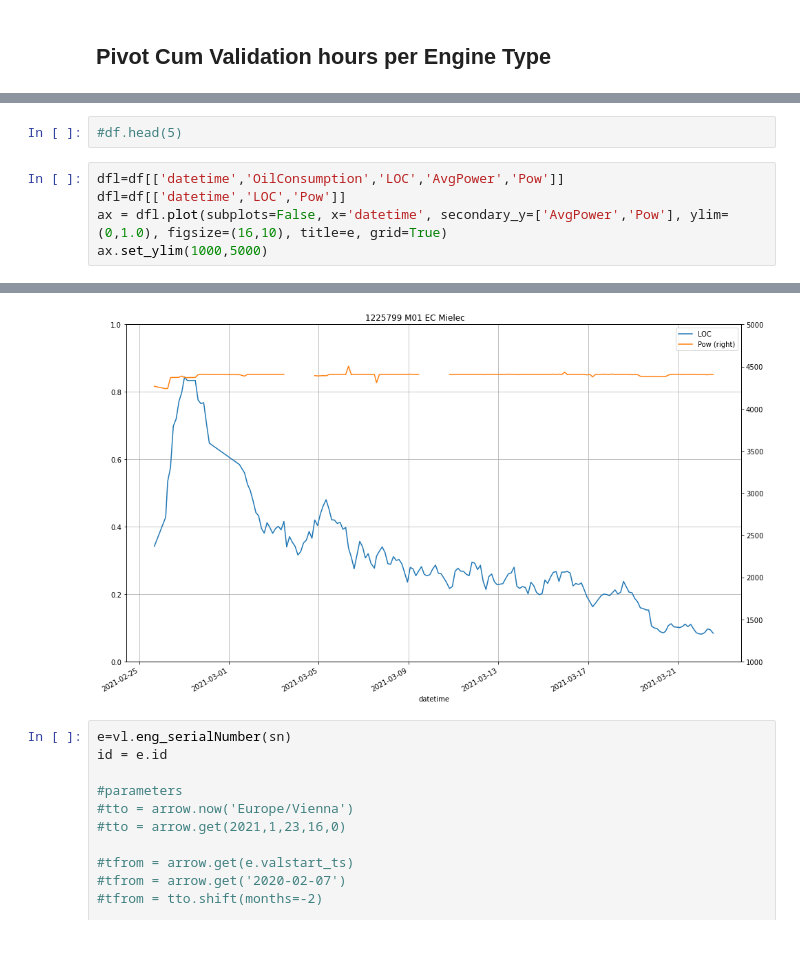
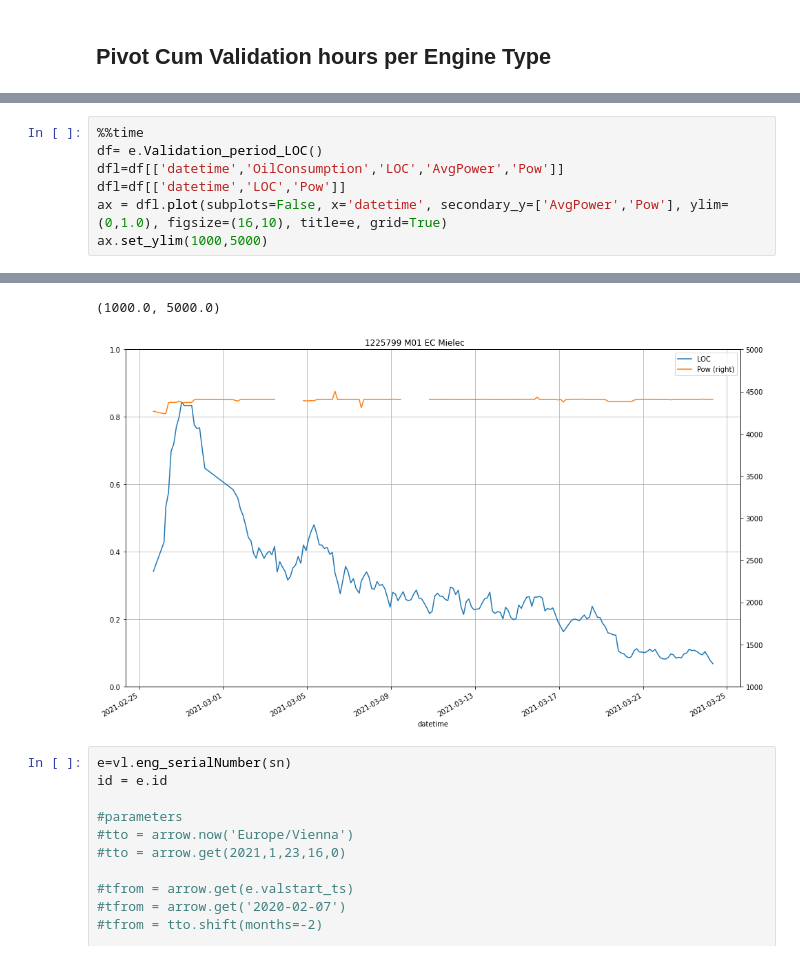
Before and after one commit to dieterch/dReliaCalc, a Jupyter notebook: drelia_v2.ipynb, the cells around one changed output, grey strips where cells are left out. Saved outputs shown, nothing was run; the diff lists cells and outputs as text.

```diff
--- a/drelia_v2.ipynb
+++ b/drelia_v2.ipynb
@@ -353,6 +325,6 @@ df['Pow'] = df.AvgPower.rolling(10).mean()
-# %%
-#df.head(5)
 # %%
+%%time
+df= e.Validation_period_LOC()
 dfl=df[['datetime','OilConsumption','LOC','AvgPower','Pow']]
 dfl=df[['datetime','LOC','Pow']]
 ax = dfl.plot(subplots=False, x='datetime', secondary_y=['AvgPower','Pow'], ylim=(0,1.0), figsize=(16,10), title=e, grid=True)
@@ -362,4 +335,5 @@ ax.set_ylim(1000,5000)
+(1000.0, 5000.0)
-[figure, old version]
+[figure, new version]
 # %%
 e=vl.eng_serialNumber(sn)
 id = e.id
```
Also changed, not shown: parts of 23 cells of this notebook, 9 other files.
